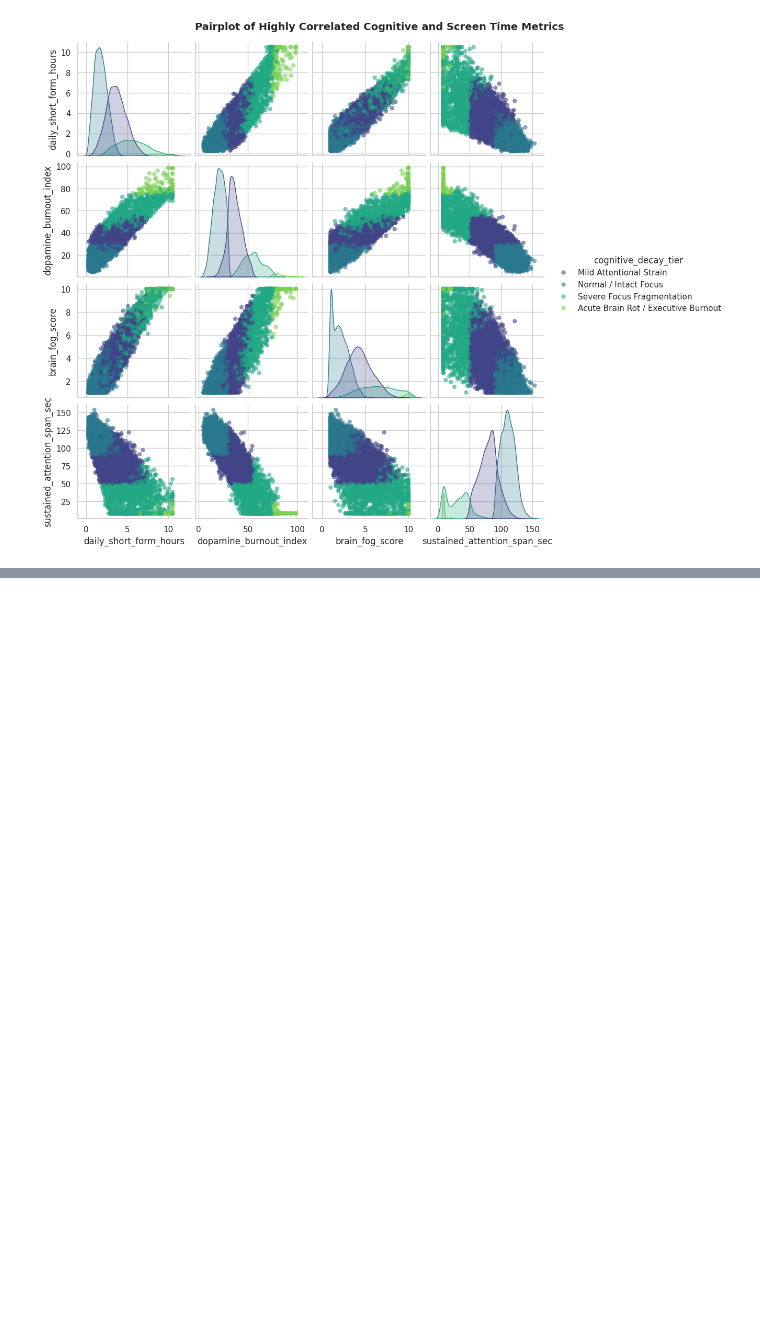
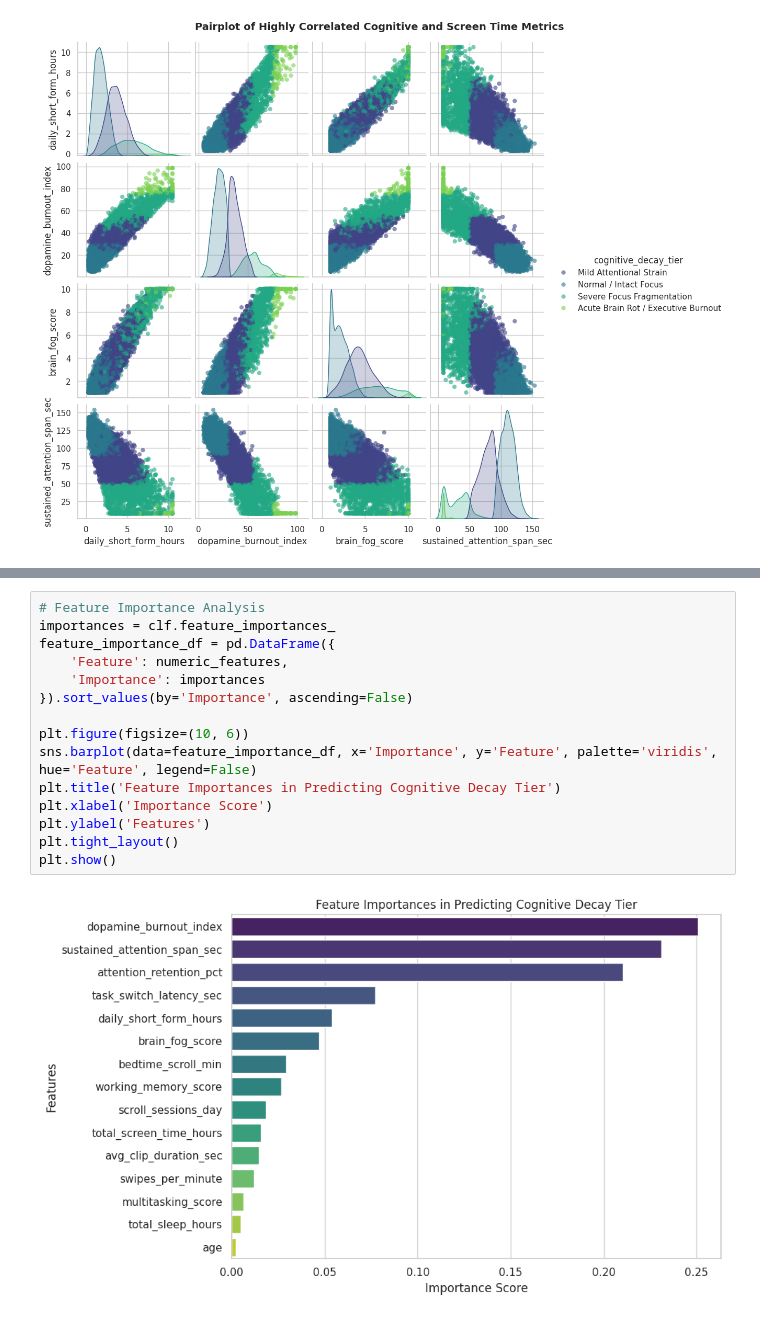
Before and after one commit to kxrrym03/Brain-rot-cognitive-decay, a Jupyter notebook: Brain_Rot_cognitive_decay.ipynb, the cells around one changed output, grey strips where cells are left out. Cells and saved outputs as stored; diff of their text form; blank space fills up the shorter version.

```diff
--- a/Brain_Rot_cognitive_decay.ipynb
+++ b/Brain_Rot_cognitive_decay.ipynb
@@ -259,0 +316,17 @@ plt.show()
+# %%
+# Feature Importance Analysis
+importances = clf.feature_importances_
+feature_importance_df = pd.DataFrame({
+    'Feature': numeric_features,
+    'Importance': importances
+}).sort_values(by='Importance', ascending=False)
+
+plt.figure(figsize=(10, 6))
+sns.barplot(data=feature_importance_df, x='Importance', y='Feature', palette='viridis', hue='Feature', legend=False)
+plt.title('Feature Importances in Predicting Cognitive Decay Tier')
+plt.xlabel('Importance Score')
+plt.ylabel('Features')
+plt.tight_layout()
+plt.show()
+# %% [output]
+[figure, added]
```
Also changed, not shown: parts of 3 cells of this notebook.
